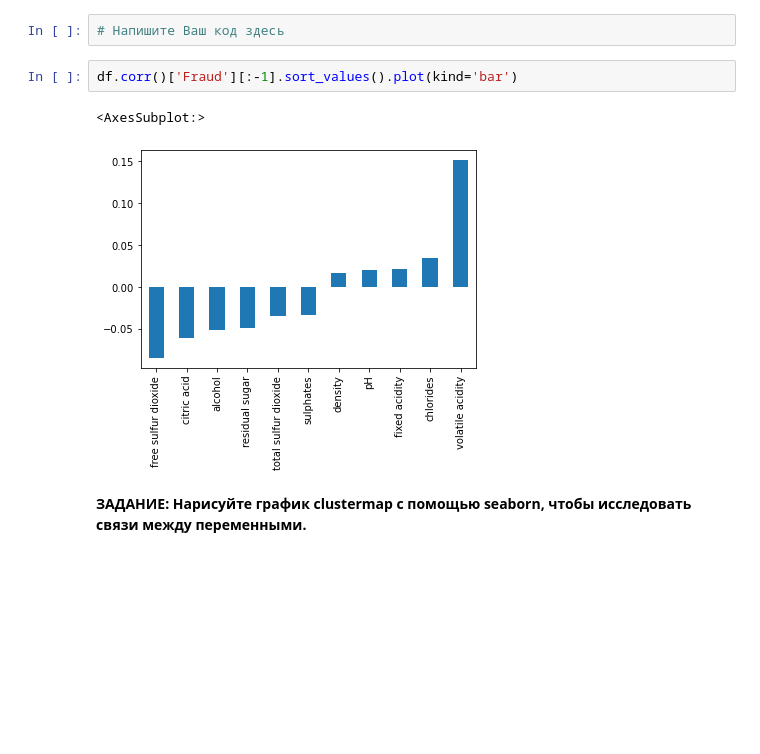
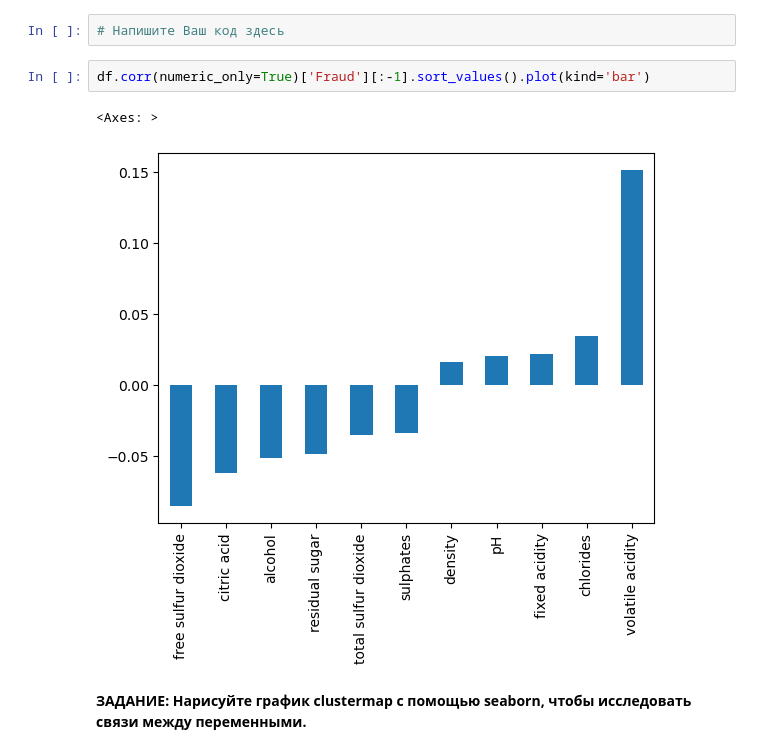
Before and after one commit to Viktor-alt-oss/ML, a Jupyter notebook: ML_course/UNZIP_ME_FOR_NOTEBOOKS_ML_RUS_V9/13-Support-Vector-Machines/03-SVM-Project-Exercise-Solutions.ipynb, the cells around one changed output. Drawn from its saved outputs; the diff is of its cells as text; blank space fills up the shorter version.

```diff
--- a/ML_course/UNZIP_ME_FOR_NOTEBOOKS_ML_RUS_V9/13-Support-Vector-Machines/03-SVM-Project-Exercise-Solutions.ipynb
+++ b/ML_course/UNZIP_ME_FOR_NOTEBOOKS_ML_RUS_V9/13-Support-Vector-Machines/03-SVM-Project-Exercise-Solutions.ipynb
@@ -115,10 +115,10 @@ Name: Fraud, dtype: float64
 # %%
 # Напишите Ваш код здесь
 # %%
-df.corr()['Fraud'][:-1].sort_values().plot(kind='bar')
+df.corr(numeric_only=True)['Fraud'][:-1].sort_values().plot(kind='bar')
 # %% [output]
-<AxesSubplot:>
+<Axes: >
-[figure, old version]
+[figure, new version]
 # %% [markdown]
 **ЗАДАНИЕ: Нарисуйте график clustermap с помощью seaborn, чтобы исследовать связи между переменными.**
 # %%
```
Also changed, not shown: parts of 7 cells of this notebook, 51 other files.
